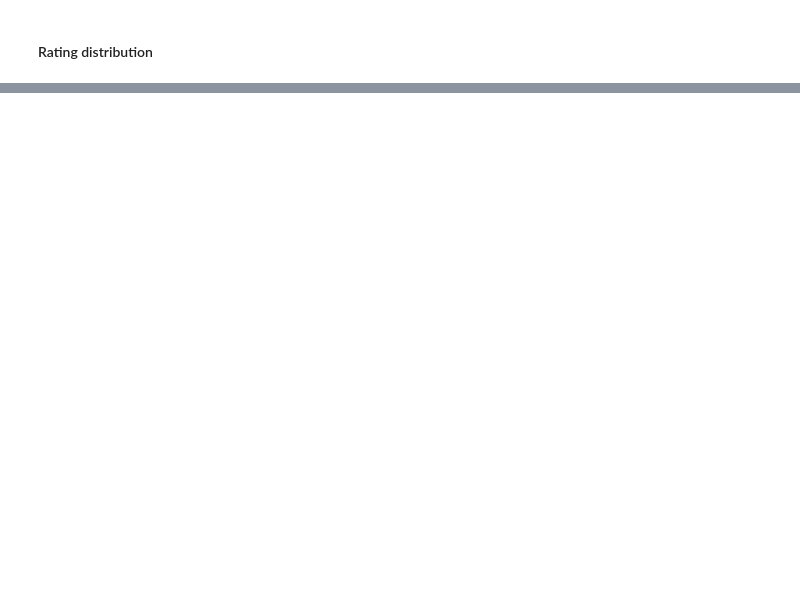
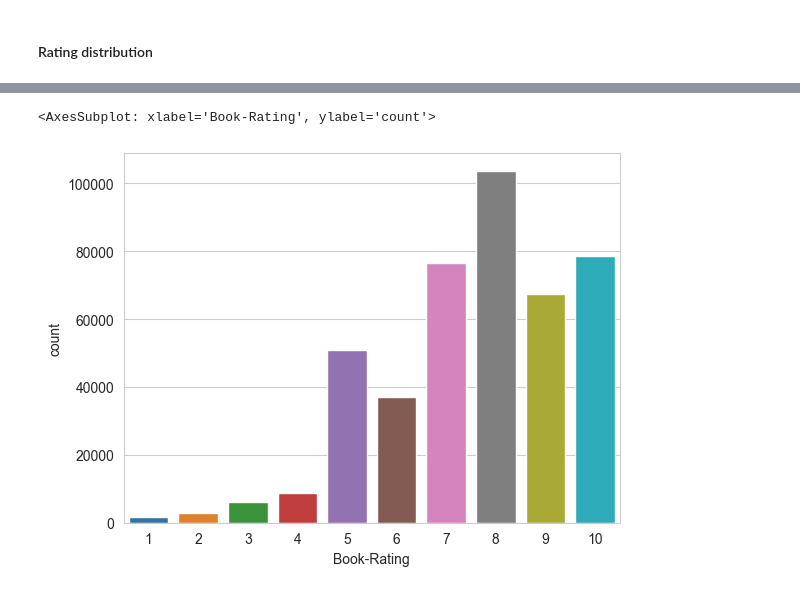
Before and after one commit to fichtnerma/Recommender, a Jupyter notebook: data-exploration.ipynb, the cells around one changed output, grey strips where cells are left out. Saved outputs shown, nothing was run; the diff lists cells and outputs as text; code cells hidden in the pictures; blank space fills up the shorter version.

Commit message:
feat(data-exploration): visualize explicit ratings

```diff
--- a/data-exploration.ipynb
+++ b/data-exploration.ipynb
@@ -164,0 +165,6 @@ sns.countplot(x = ratings['Book-Rating'])
+# %%
+explicit_ratings = ratings[ratings["Book-Rating"] != 0]
+sns.countplot(x=explicit_ratings["Book-Rating"])
+# %% [output]
+<AxesSubplot: xlabel='Book-Rating', ylabel='count'>
+[figure, added]
```
Also changed, not shown: parts of 2 cells of this notebook.
